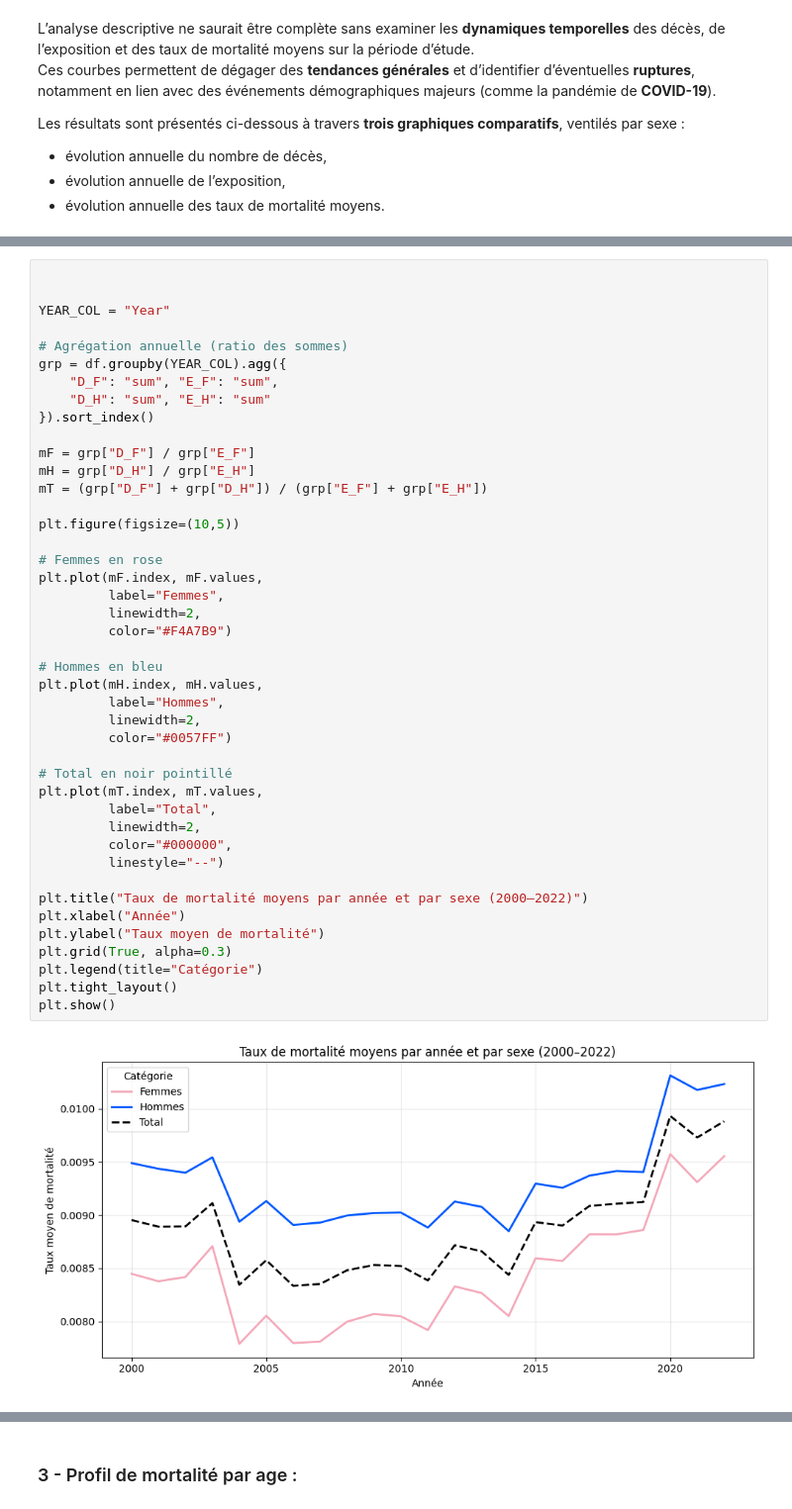
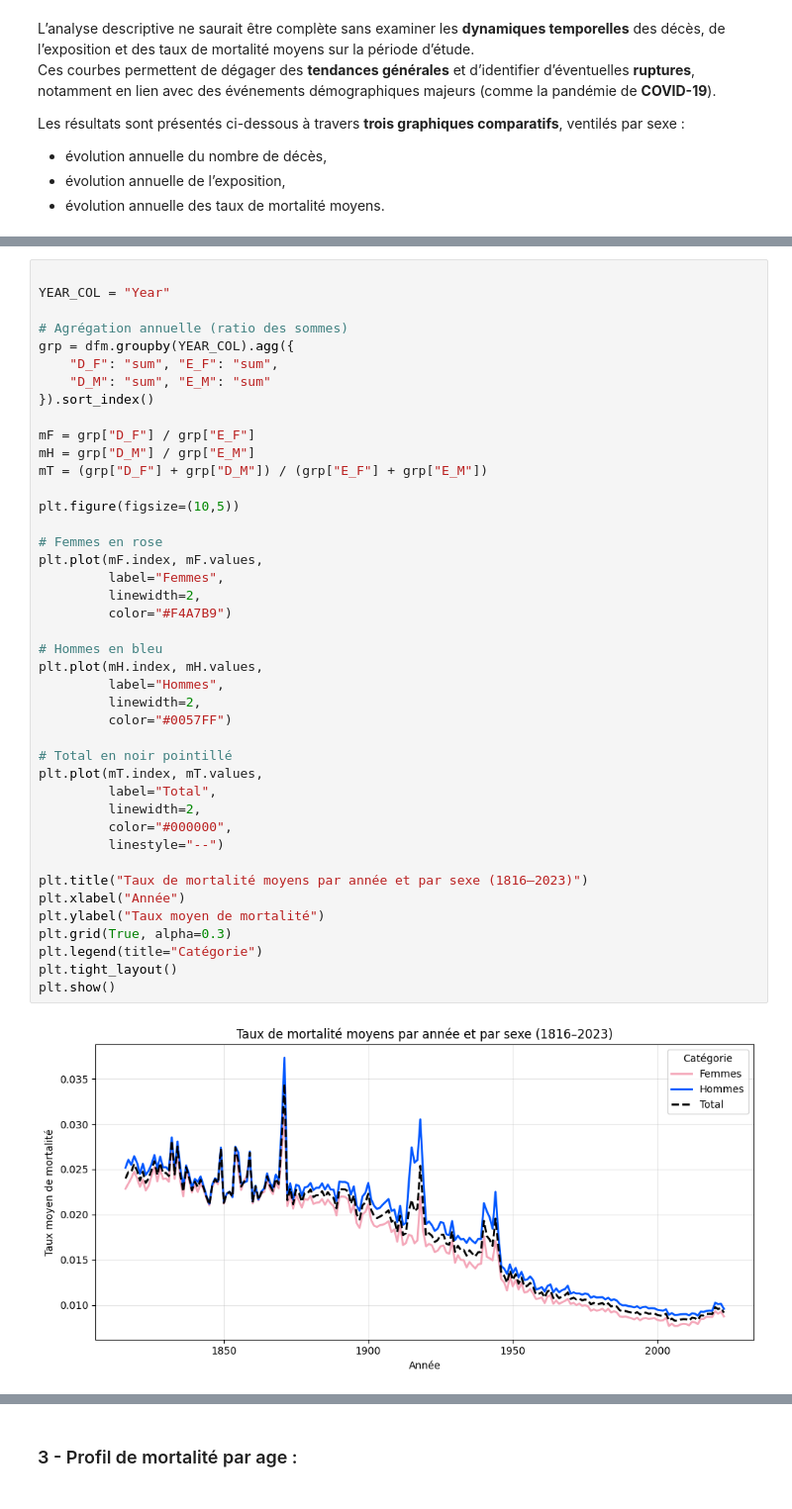
Before and after one commit to Salah10-source/Python-Project-Mortality, a Jupyter notebook: notbokes/notebooks/demo.ipynb, the cells around one changed output, grey strips where cells are left out. Shown at 99% size. Saved outputs shown, nothing was run; the diff lists cells and outputs as text.

```diff
--- a/notbokes/notebooks/demo.ipynb
+++ b/notbokes/notebooks/demo.ipynb
@@ -1162,47 +1165,46 @@ Les femmes présentent une exposition systématiquement **plus élevée**, ce qu
 # %%
-
 
 YEAR_COL = "Year"
 
 # Agrégation annuelle (ratio des sommes)
-grp = df.groupby(YEAR_COL).agg({
+grp = dfm.groupby(YEAR_COL).agg({
     "D_F": "sum", "E_F": "sum",
-    "D_H": "sum", "E_H": "sum"
+    "D_M": "sum", "E_M": "sum"
 }).sort_index()
 
 mF = grp["D_F"] / grp["E_F"]
-mH = grp["D_H"] / grp["E_H"]
-mT = (grp["D_F"] + grp["D_H"]) / (grp["E_F"] + grp["E_H"])
+mH = grp["D_M"] / grp["E_M"]
+mT = (grp["D_F"] + grp["D_M"]) / (grp["E_F"] + grp["E_M"])
 
 plt.figure(figsize=(10,5))
 
 # Femmes en rose
 plt.plot(mF.index, mF.values,
          label="Femmes",
          linewidth=2,
          color="#F4A7B9")
 
 # Hommes en bleu
 plt.plot(mH.index, mH.values,
          label="Hommes",
          linewidth=2,
          color="#0057FF")
 
 # Total en noir pointillé
 plt.plot(mT.index, mT.values,
          label="Total",
          linewidth=2,
          color="#000000",
          linestyle="--")
 
-plt.title("Taux de mortalité moyens par année et par sexe (2000–2022)")
+plt.title("Taux de mortalité moyens par année et par sexe (1816–2023)")
 plt.xlabel("Année")
 plt.ylabel("Taux moyen de mortalité")
 plt.grid(True, alpha=0.3)
 plt.legend(title="Catégorie")
 plt.tight_layout()
 plt.show()
 # %% [output]
-[figure, old version]
+[figure, new version]
 # %% [markdown]
 **Interprétation :**
```
Also changed, not shown: parts of 27 cells of this notebook.
